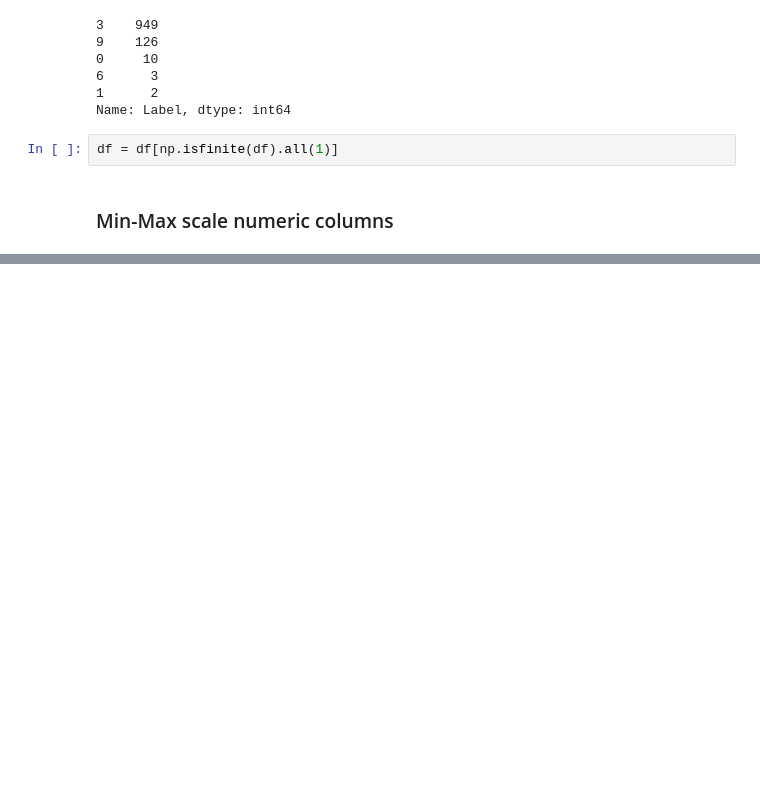
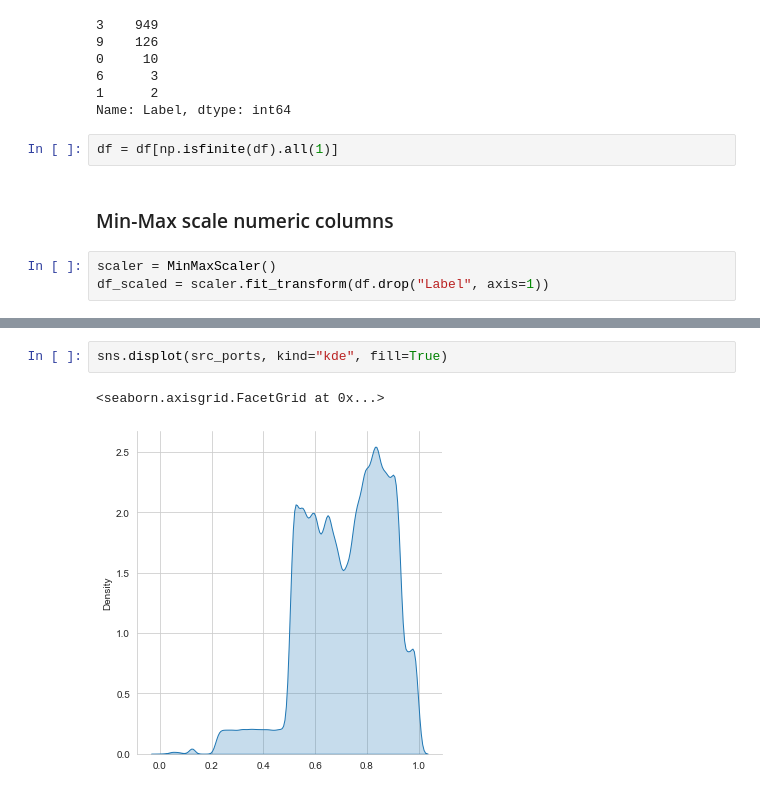
Before and after one commit to CN-TU/controllable-network-data-balancing-with-gans, a Jupyter notebook: data_exploration.ipynb, the cells around one changed output, grey strips where cells are left out. Saved outputs shown, nothing was run; the diff lists cells and outputs as text; blank space fills up the shorter version.

```diff
--- a/data_exploration.ipynb
+++ b/data_exploration.ipynb
@@ -260,3 +260,6 @@ Name: Label, dtype: int64
 df = df[np.isfinite(df).all(1)]
 # %% [markdown]
 ### Min-Max scale numeric columns
+# %%
+scaler = MinMaxScaler()
+df_scaled = scaler.fit_transform(df.drop("Label", axis=1))
@@ -262,0 +316,5 @@ df = df[np.isfinite(df).all(1)]
+# %%
+sns.displot(src_ports, kind="kde", fill=True)
+# %% [output]
+<seaborn.axisgrid.FacetGrid at 0x...>
+[figure, added]
```
Also changed, not shown: parts of 13 cells of this notebook.
